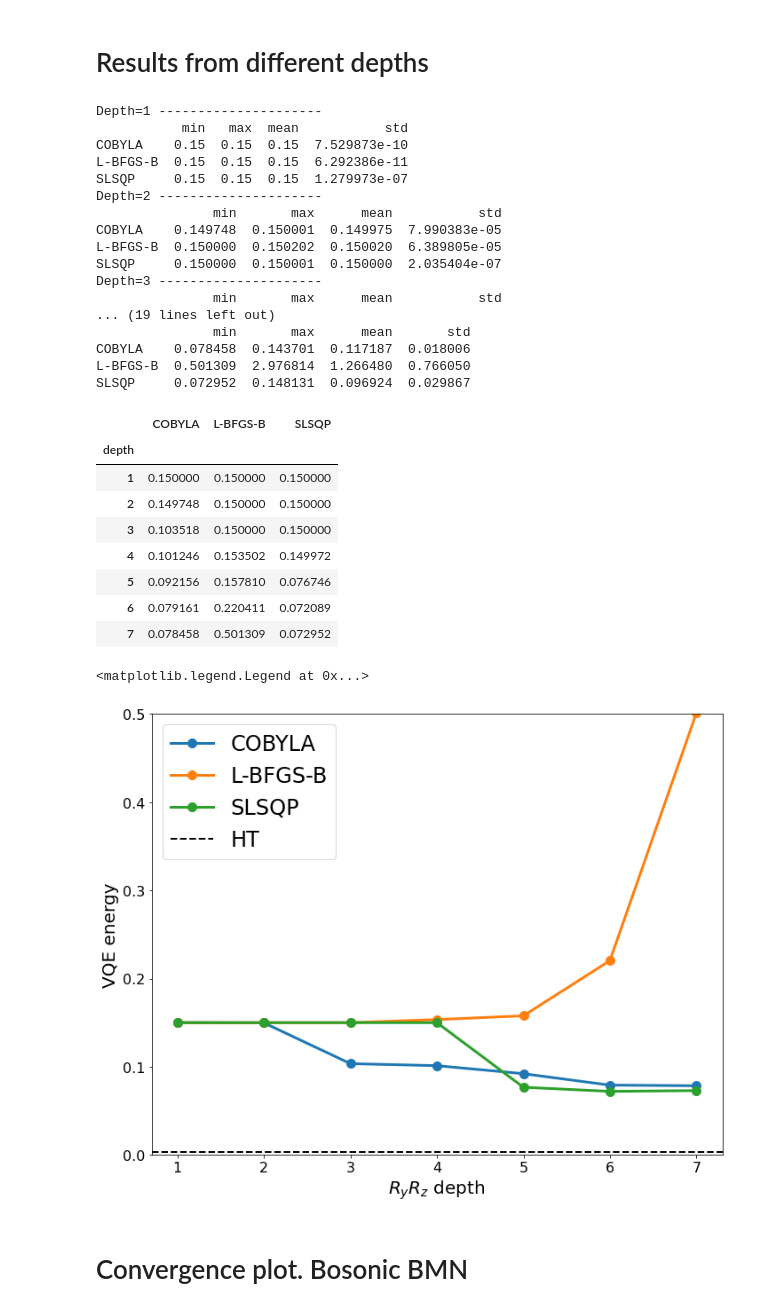
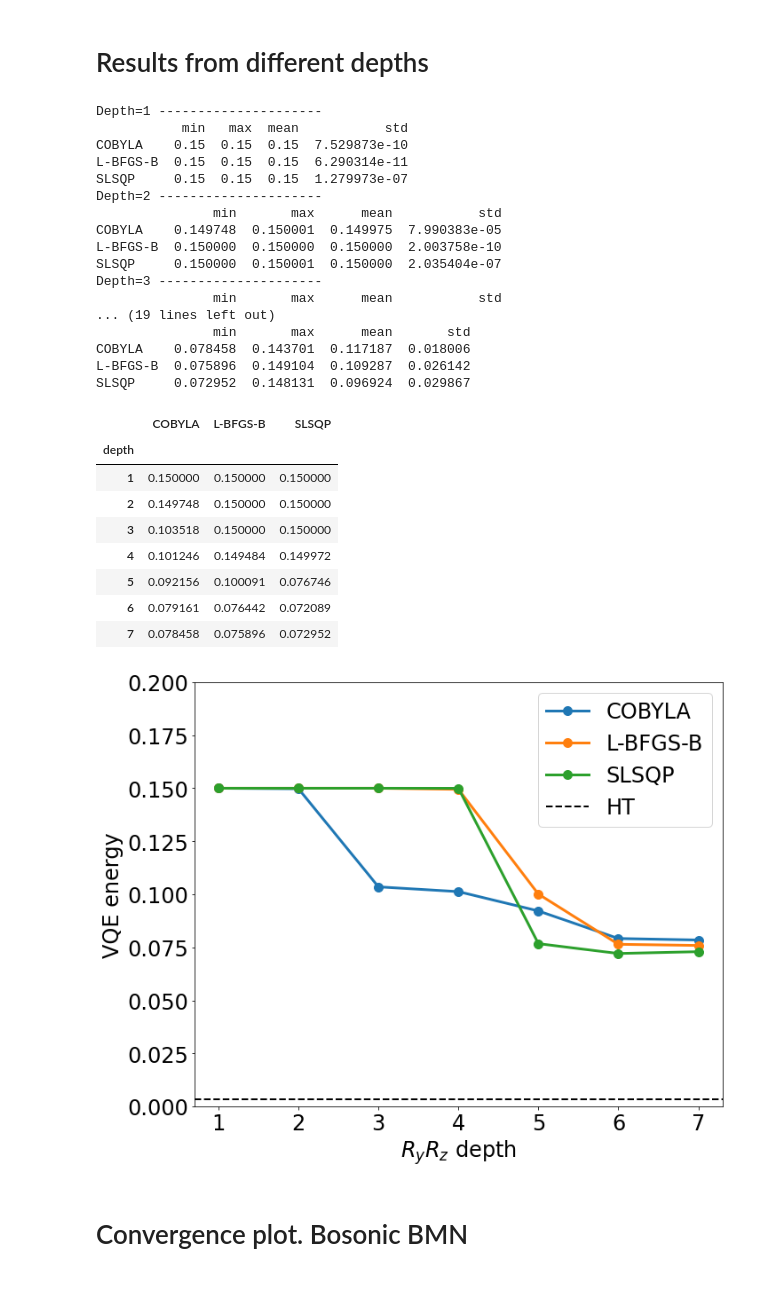
Before and after one commit to erinaldi/bmn2-qiskit, a Jupyter notebook: notebooks/00_figures.ipynb, the cells around one changed output. Saved outputs shown, nothing was run; the diff lists cells and outputs as text; code cells hidden in the pictures.

Commit message:
[figs] new depths figs

```diff
--- a/notebooks/00_figures.ipynb
+++ b/notebooks/00_figures.ipynb
@@ -49,7 +49,7 @@ Parameters
 # %%
 depth = 3
 g2N = 0.2
-varform = ['ry']
+varform = ['ry','rz']
 nrep = 10
 maxit = 10000
 datafolder = "../data"
@@ -188,19 +188,19 @@ for d in depths:
 Depth=1 ---------------------
            min   max  mean           std
 COBYLA    0.15  0.15  0.15  7.529873e-10
-L-BFGS-B  0.15  0.15  0.15  6.292386e-11
+L-BFGS-B  0.15  0.15  0.15  6.290314e-11
 SLSQP     0.15  0.15  0.15  1.279973e-07
 Depth=2 ---------------------
                min       max      mean           std
 COBYLA    0.149748  0.150001  0.149975  7.990383e-05
-L-BFGS-B  0.150000  0.150202  0.150020  6.389805e-05
+L-BFGS-B  0.150000  0.150000  0.150000  2.003758e-10
 SLSQP     0.150000  0.150001  0.150000  2.035404e-07
 Depth=3 ---------------------
                min       max      mean           std
 ... (19 lines left out)
                min       max      mean       std
 COBYLA    0.078458  0.143701  0.117187  0.018006
-L-BFGS-B  0.501309  2.976814  1.266480  0.766050
+L-BFGS-B  0.075896  0.149104  0.109287  0.026142
 SLSQP     0.072952  0.148131  0.096924  0.029867
 # %%
 ds = dict()
@@ -217,23 +217,23 @@ dfds
 | 1 | 0.150000 | 0.150000 | 0.150000 |
 | 2 | 0.149748 | 0.150000 | 0.150000 |
 | 3 | 0.103518 | 0.150000 | 0.150000 |
-| 4 | 0.101246 | 0.153502 | 0.149972 |
-| 5 | 0.092156 | 0.157810 | 0.076746 |
-| 6 | 0.079161 | 0.220411 | 0.072089 |
-| 7 | 0.078458 | 0.501309 | 0.072952 |
+| 4 | 0.101246 | 0.149484 | 0.149972 |
+| 5 | 0.092156 | 0.100091 | 0.076746 |
+| 6 | 0.079161 | 0.076442 | 0.072089 |
+| 7 | 0.078458 | 0.075896 | 0.072952 |
 # %%
 ht = 0.00328726
 fig, ax = plt.subplots()
-dfds.plot(marker="o", ylim=[0,0.5], ax=ax)
+dfds.plot(marker="o", ylim=[0,0.2], ax=ax)
 ax.axhline(ht,c="k",ls="--",lw="2",label="HT")
 ax.set_ylabel("VQE energy")
 ax.set_xlabel(r"$R_yR_z$"+" depth")
-ax.legend(loc="upper left")
-# plt.savefig("../figures/miniBMN_l02_ry-rz_nr10_max10000_depths.pdf")
-# plt.savefig("../figures/miniBMN_l02_ry-rz_nr10_max10000_depths.png")
+ax.legend(loc="upper right")
+plt.savefig("../figures/miniBMN_l02_ry-rz_nr10_max10000_depths.pdf")
+plt.savefig("../figures/miniBMN_l02_ry-rz_nr10_max10000_depths.png")
+plt.savefig("../figures/miniBMN_l02_ry-rz_nr10_max10000_depths.svg")
 # %% [output]
-<matplotlib.legend.Legend at 0x...>
-[figure, old version]
+[figure, new version]
 # %% [markdown]
 # Convergence plot. Bosonic BMN
 # %% [markdown]
```
Also changed, not shown: parts of 1 cell of this notebook, 3 other files.
